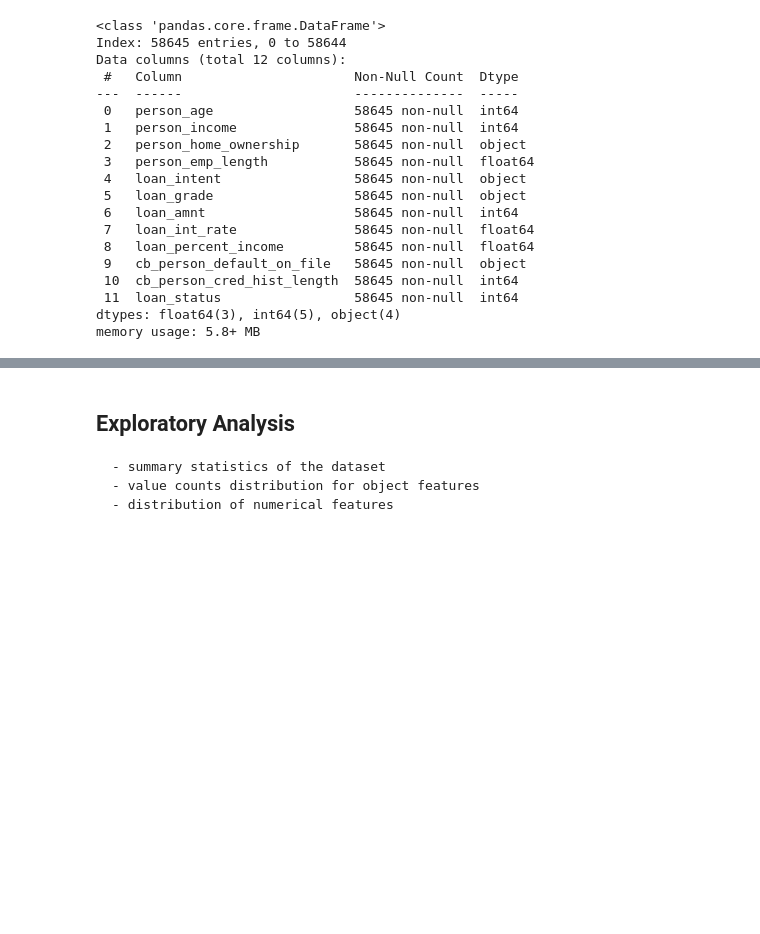
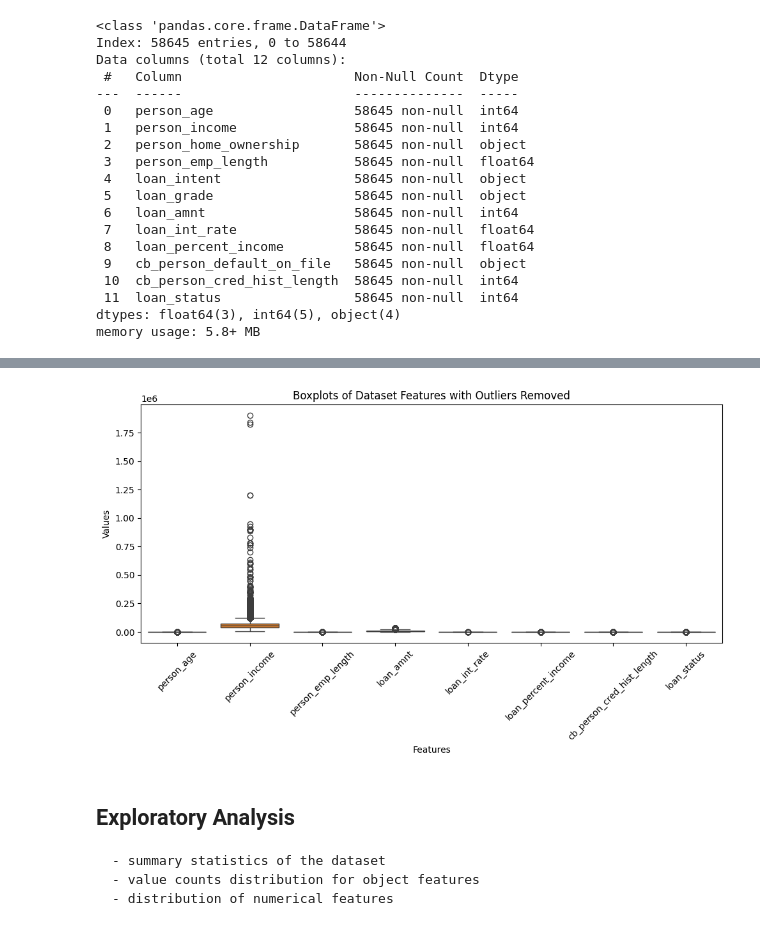
Before and after one commit to Morris-mk/Loan_Approval_Predictor, a Jupyter notebook: project.ipynb, the cells around one changed output, grey strips where cells are left out. Saved outputs shown, nothing was run; the diff lists cells and outputs as text; code cells hidden in the pictures; blank space fills up the shorter version.

```diff
--- a/project.ipynb
+++ b/project.ipynb
@@ -85,7 +123,19 @@ train.head(10)
 # %%
-# check for and clamp on outliers (strategy = mean)
-def clamp_outliers(data):
-    for col in data.columns:
-        q1 = col.quantile[0.25]
-        q3 = col.quantile[0.75]
-        iqr = q3 - q1
+# remove outliers
+
+def remove_outliers_iqr(df, columns):
+
+    # create a copy of the dataset
+    train_clean = train.copy()
+
+    for col in columns:
+        q1 = train_clean[col].quantile(0.25)
+        q3 = train_clean[col].quantile(0.75)
+        iqr = q3-q1
+        lower_bound = q1 - 1.5*iqr
+        upper_bound = q3 + 1.5*iqr
+
+        return train_clean[(train_clean[col] >= lower_bound) & (train_clean[col] <= upper_bound)]
+
+columns = train.columns
+train_clean = remove_outliers_iqr(train, columns)
@@ -92,3 +148,21 @@ def clamp_outliers(data):
+# %%
+# Create a figure with subplots
+plt.figure(figsize=(10, 6))
+
+# Create boxplots for all features
+sns.boxplot(data=train_clean)
+
+# Customize the plot
+plt.title('Boxplots of Dataset Features with Outliers Removed')
+plt.xlabel('Features')
+plt.ylabel('Values')
+plt.xticks(rotation=45)  # Rotate feature names for readability
+
+# Show the plot
+plt.tight_layout()
+plt.show()
+# %% [output]
+[figure, added]
 # %% [markdown]
 ## Exploratory Analysis
     - summary statistics of the dataset
```
Also changed, not shown: parts of 11 cells of this notebook.
